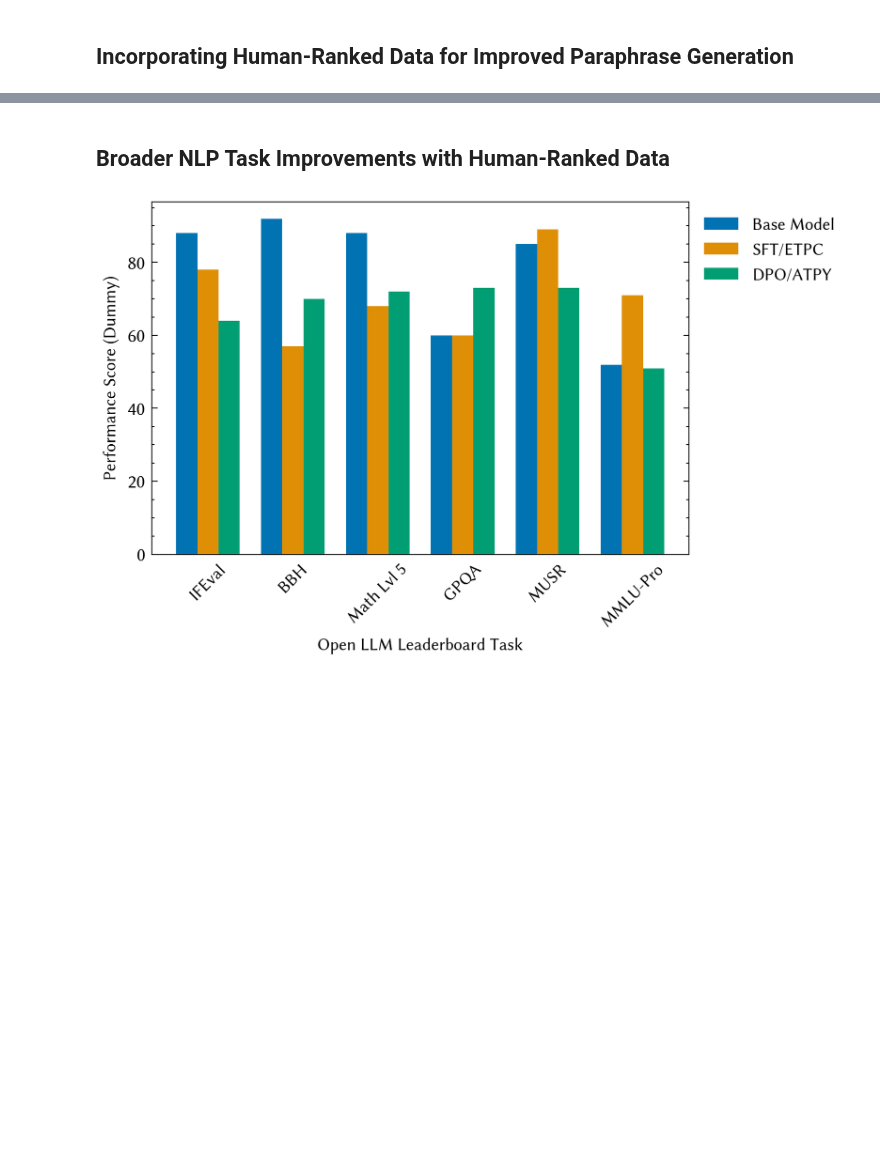
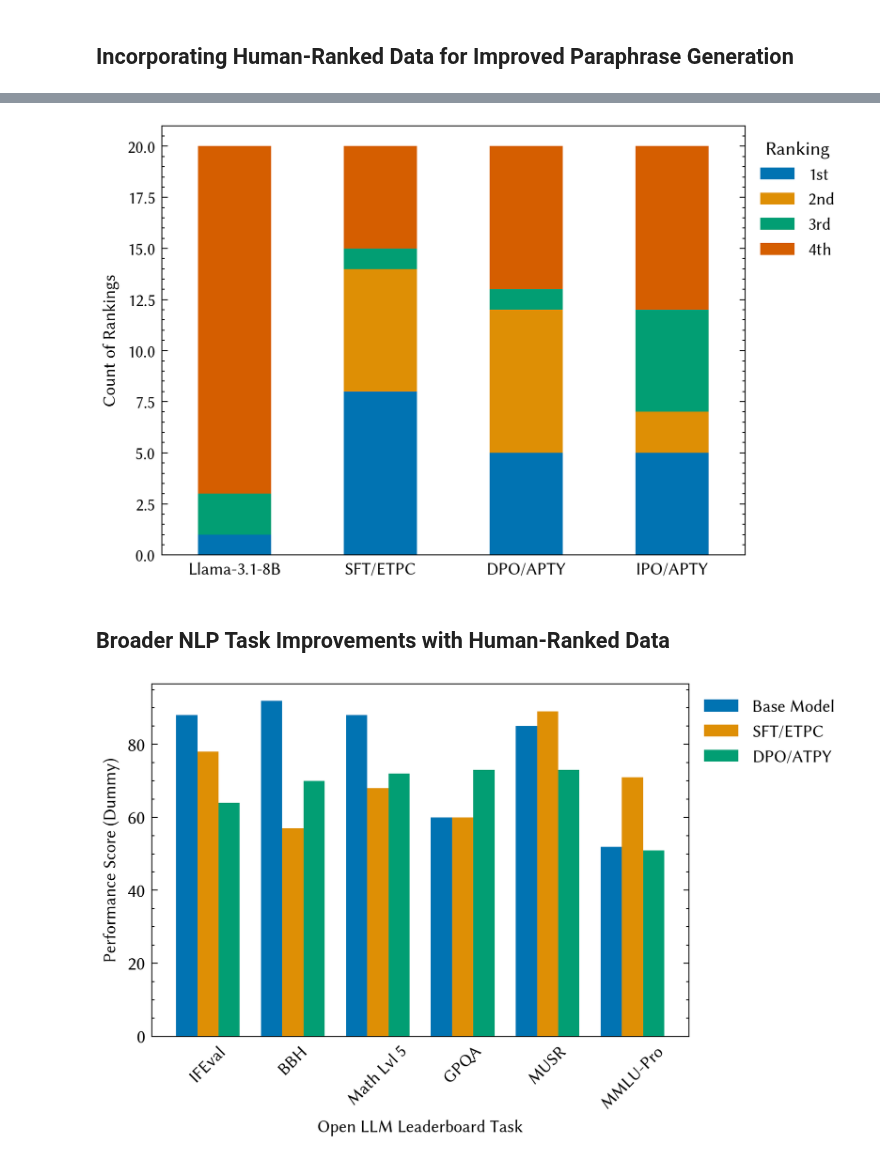
Before and after one commit to cluebbers/dpo-rlhf-paraphrase-types, a Jupyter notebook: notebooks/plots.ipynb, the cells around one changed output, grey strips where cells are left out. Drawn from its saved outputs; the diff is of its cells as text; code cells hidden in the pictures; blank space fills up the shorter version.

```diff
--- a/notebooks/plots.ipynb
+++ b/notebooks/plots.ipynb
@@ -307,3 +331,74 @@ plt.show()
+# %%
+def analyze_rankings(data):
+    # Initialize counters
+    rank_counts = {
+        'Llama-3.1-8B': {1: 0, 2: 0, 3: 0, 4: 0},
+        'SFT/ETPC': {1: 0, 2: 0, 3: 0, 4: 0},
+        'DPO/APTY': {1: 0, 2: 0, 3: 0, 4: 0},
+        'IPO/APTY': {1: 0, 2: 0, 3: 0, 4: 0}
+    }
+
+    # Model ID mapping
+    model_map = {
+        '0': 'Llama-3.1-8B',
+        '1': 'SFT/ETPC',
+        '2': 'DPO/APTY',
+        '3': 'IPO/APTY'
+    }
+
+    # Count rankings
+    for item in data:
+        for annotation in item['annotations']:
+            for result in annotation['result']:
+                if result['from_name'] == 'rank':
+                    ranker = result['value']['ranker']
+                    for rank, model_ids in ranker.items():
+                        if rank != '_':  # Skip empty rankings
+                            rank_num = int(rank)
+                            for model_id in model_ids:
+                                if model_id in model_map:
+                                    rank_counts[model_map[model_id]][rank_num] += 1
+
+    # Convert to DataFrame
+    df = pd.DataFrame(rank_counts).transpose()
+
+    return df
+
+# Create plot
+def create_ranking_plot(df):
+    fig, ax = plt.subplots(figsize=(width1, height1), dpi=300, constrained_layout=True)
+    plt.style.use(["science", "no-latex"])
+    sns.set_palette("colorblind")
+    rcParams["font.family"] = "sans-serif"
+    rcParams["font.sans-serif"] = ["Linux Biolinum O", "Linux Biolinum", "Biolinum"]
+
+    df.plot(kind='bar', stacked=True, ax=ax)
+
+    ax.set_ylabel("Count of Rankings", fontsize=9)
+    ax.tick_params(axis="x", which="both", top=False, bottom=False, labelsize=9, rotation=0)
+    ax.tick_params(axis="y", labelsize=9)
+
+    ax.legend(title="Ranking",
+             labels=["1st", "2nd", "3rd", "4th"],
+             bbox_to_anchor=(1.0, 1),
+             loc='upper left',
+             fontsize=9)
+
+    return plt
+
+# Load and process data
+with open('/home/slim/dpo-rhlf-paraphrase-types/out/gen-models/project-6-at-2024-11-11-08-29-217de474.json', 'r') as f:
+    data = json.load(f)
+
+df = analyze_rankings(data)
+plot = create_ranking_plot(df)
+
+output_path = os.path.join(output_dir, "apt_ranking.pdf")
+plt.savefig(output_path, dpi=300)
+
+plot.show()
+# %% [output]
+[figure, added]
 # %% [markdown]
 ## Broader NLP Task Improvements with Human-Ranked Data
 # %%
```
Also changed, not shown: parts of 6 cells of this notebook.
